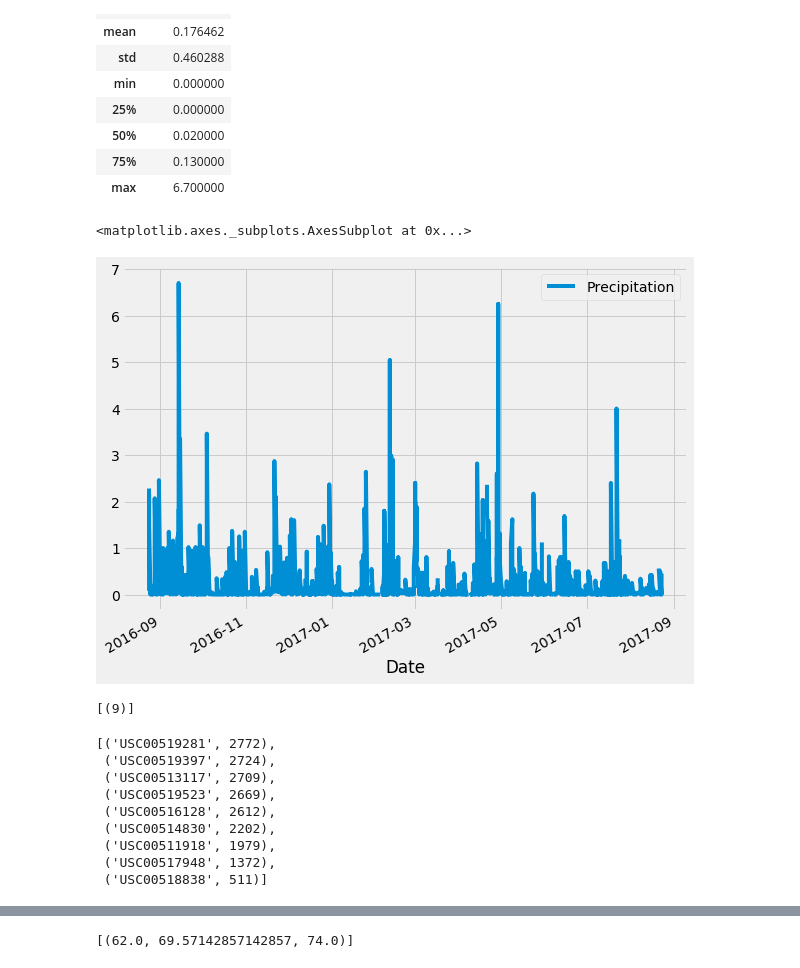
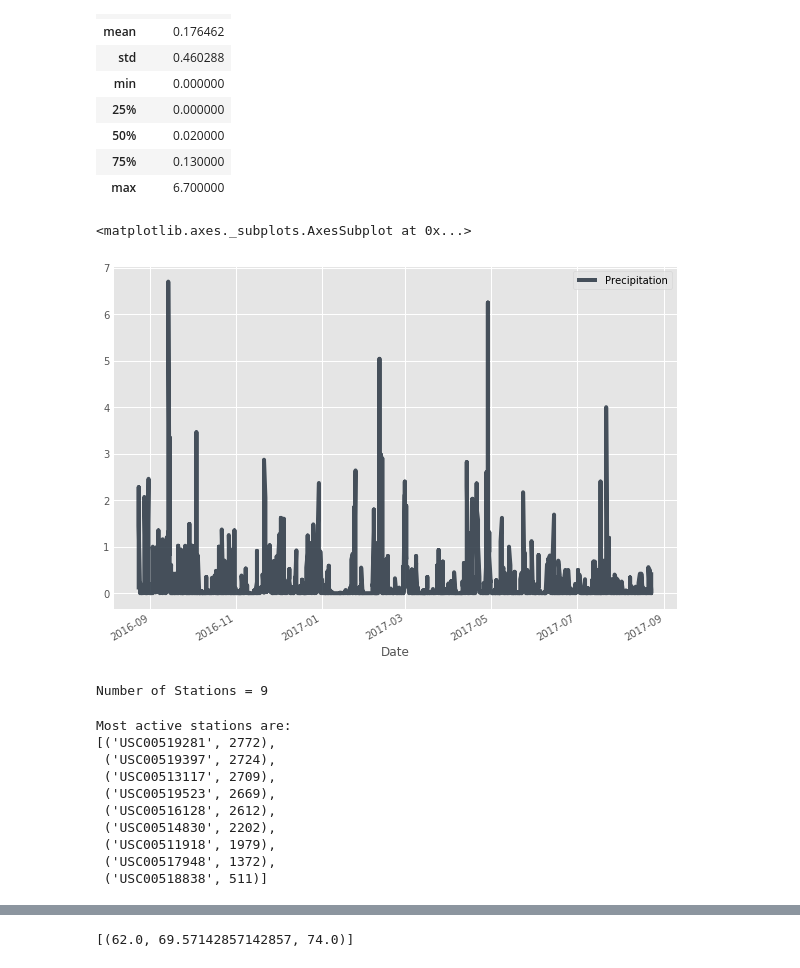
Before and after one commit to sheetalbongale/SQL-Alchemy-Challenge, a Jupyter notebook: hawaii_climate_analysis.ipynb, the cells around one changed output, grey strips where cells are left out. Saved outputs shown, nothing was run; the diff lists cells and outputs as text; code cells hidden in the pictures.

Commit message:
Add query to find active station and its temperature records

```diff
--- a/hawaii_climate_analysis.ipynb
+++ b/hawaii_climate_analysis.ipynb
@@ -58,20 +60,24 @@ last_date = session.query(Measurement.date).order_by(Measurement.date.desc()).fi
 last_date = dt.datetime.strptime(last_date, "%Y-%m-%d")
 
 # Calculate the date 1 year ago from the last data point in the database
-first_date = last_date - dt.timedelta(days=365)
+last_year = last_date - dt.timedelta(days=365)
+
+# Also can be done by knowing that last date in db is 2017-08-23
+# last_year = dt.date(2017, 8, 23) - dt.timedelta(days=365)
 
 # Perform a query to retrieve the data and precipitation scores
-twelve_month_data = (
+results = (
     session.query(Measurement.date, Measurement.prcp)
-    .filter(Measurement.date > first_date)
+    .filter(Measurement.date > last_year)
     .order_by(Measurement.date)
     .all()
 )
 # %%
-# Sort the dataframe by date
-prcp_df = pd.DataFrame(twelve_month_data, columns=["Date", "Precipitation"])
+# Save the query results as a Pandas DataFrame
+prcp_df = pd.DataFrame(results, columns=["Date", "Precipitation"])
+# Set the index to the date column and Sort by date
 prcp_df["Date"] = pd.to_datetime(prcp_df["Date"])
-prcp_df.set_index(prcp_df["Date"], inplace=True)
+prcp_df = prcp_df.sort_values("Date").dropna().set_index("Date")
 
 # Use Pandas to calcualte the summary statistics for the precipitation data
 prcp_df.describe()
@@ -87,18 +93,31 @@ prcp_df.describe()
 | max | 6.700000 |
 # %%
 # Use Pandas Plotting with Matplotlib to plot the data
-prcp_df.plot("Date", "Precipitation", figsize=(9, 7))
+prcp_df.plot(color="#333F4B", alpha=0.90, figsize=(9, 7))
 # %% [output]
 <matplotlib.axes._subplots.AxesSubplot at 0x...>
-[figure, old version]
+[figure, new version]
 # %%
 # Design a query to show how many stations are available in this dataset?
+stations_count = session.query(Station).count()
+
+print(f"Number of Stations = {stations_count}")
 # %% [output]
-[(9)]
+Number of Stations = 9
 # %%
 # What are the most active stations? (i.e. what stations have the most rows)?
 # List the stations and the counts in descending order.
+
+active_stations = (
+    session.query(Measurement.station, func.count(Measurement.id))
+    .group_by(Measurement.station)
+    .order_by(func.count(Measurement.id).desc())
+    .all()
+)
+print("Most active stations are:")
+pprint(active_stations)
 # %% [output]
+Most active stations are:
 [('USC00519281', 2772),
  ('USC00519397', 2724),
  ('USC00513117', 2709),
```
Also changed, not shown: parts of 4 cells of this notebook, 1 other file.
